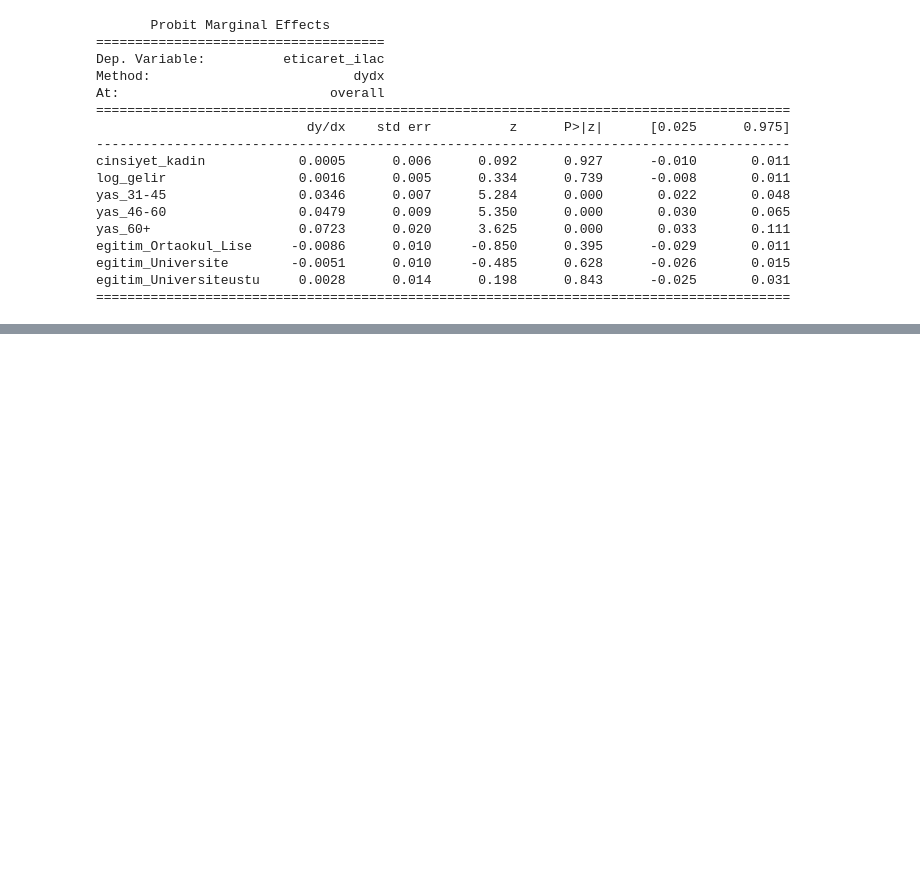
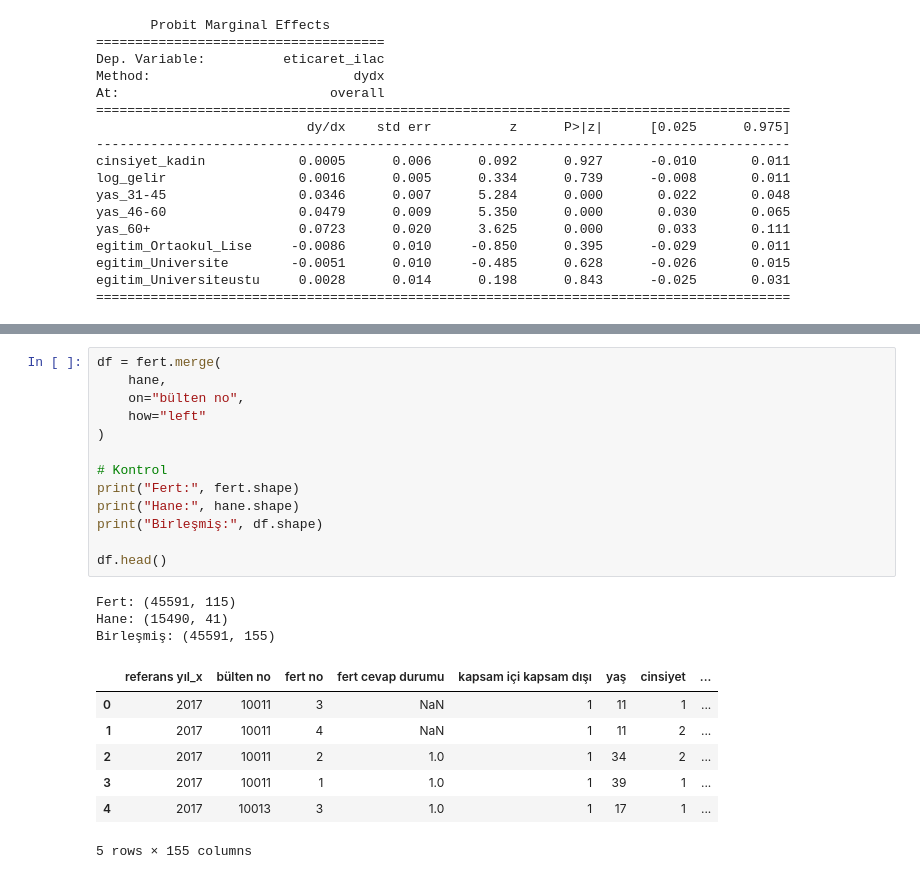
Before and after one commit to dilarasenay/hanehalki-bilisim-teknolojileri-tuik, a Jupyter notebook: 2017yilihane.ipynb, the cells around one changed output, grey strips where cells are left out. Drawn from its saved outputs; the diff is of its cells as text; blank space fills up the shorter version.

```diff
--- a/2017yilihane.ipynb
+++ b/2017yilihane.ipynb
@@ -2231,0 +2242,24 @@ egitim_Universiteustu     0.0028      0.014      0.198      0.843      -0.025
+# %%
+df = fert.merge(
+    hane,
+    on="bülten no",
+    how="left"
+)
+
+# Kontrol
+print("Fert:", fert.shape)
+print("Hane:", hane.shape)
+print("Birleşmiş:", df.shape)
+
+df.head()
+# %% [output]
+Fert: (45591, 115)
+Hane: (15490, 41)
+Birleşmiş: (45591, 155)
+|  | referans yıl_x | bülten no | fert no | fert cevap durumu | kapsam içi kapsam dışı | yaş | cinsiyet | ... |
+| 0 | 2017 | 10011 | 3 | NaN | 1 | 11 | 1 | ... |
+| 1 | 2017 | 10011 | 4 | NaN | 1 | 11 | 2 | ... |
+| 2 | 2017 | 10011 | 2 | 1.0 | 1 | 34 | 2 | ... |
+| 3 | 2017 | 10011 | 1 | 1.0 | 1 | 39 | 1 | ... |
+| 4 | 2017 | 10013 | 3 | 1.0 | 1 | 17 | 1 | ... |
+5 rows × 155 columns
```
Also changed, not shown: parts of 9 cells of this notebook, 4 other files.
